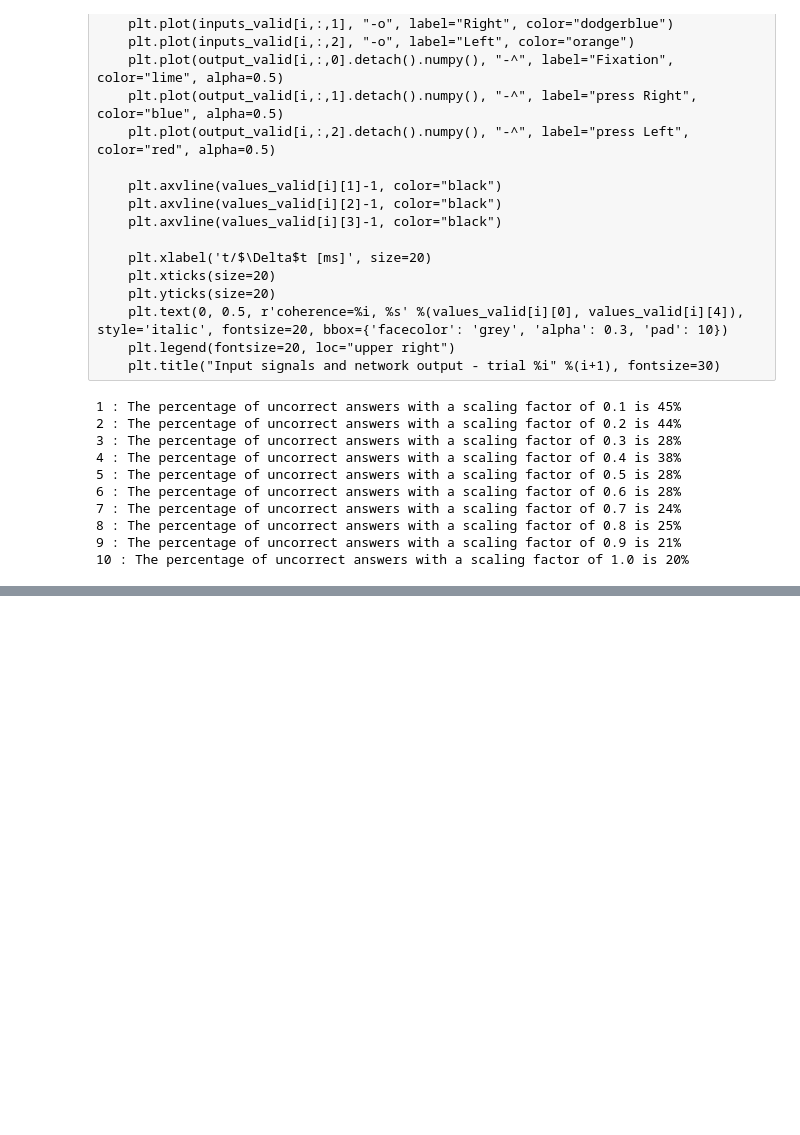
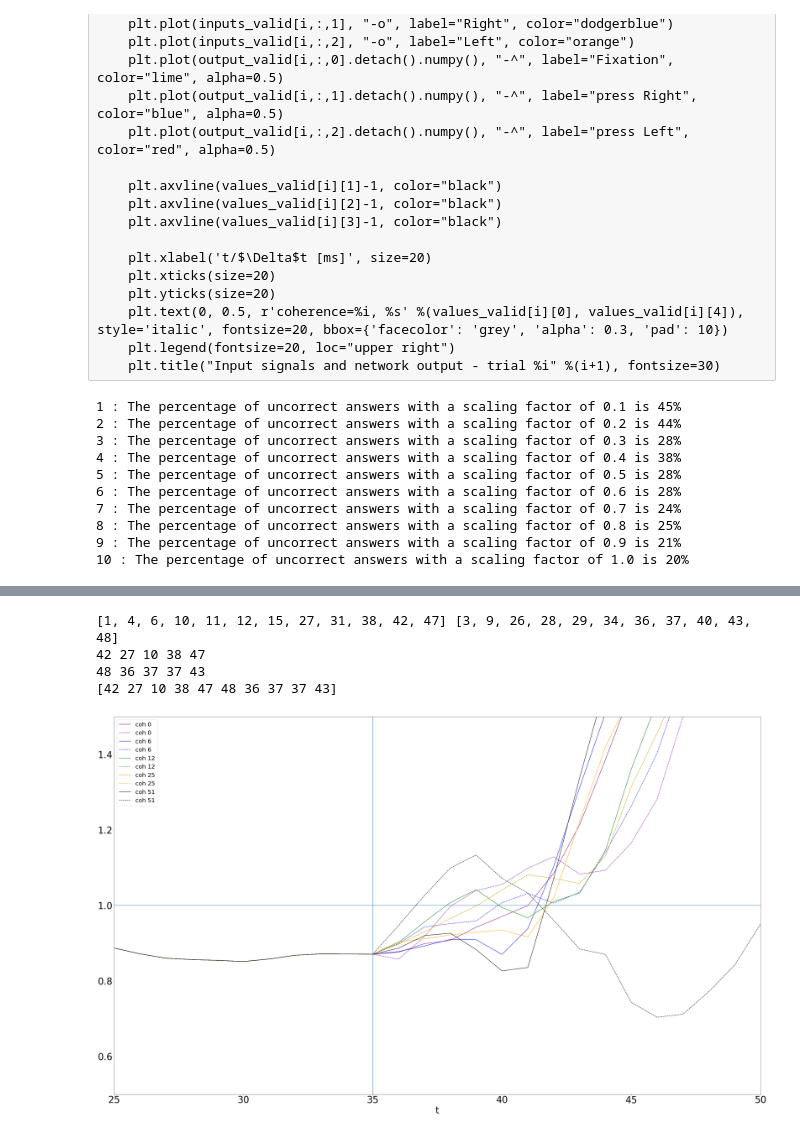
Before and after one commit to MartiniMarittimo/rdm_task, a Jupyter notebook: test.ipynb, the cells around one changed output, grey strips where cells are left out. Cells and saved outputs as stored; diff of their text form; code cells hidden in the pictures; blank space fills up the shorter version.

```diff
--- a/test.ipynb
+++ b/test.ipynb
@@ -187,0 +154,75 @@ plt.legend(fontsize=20, loc="upper left");
+# %%
+positive_coh = []
+negative_coh = []
+saved_index = []
+
+for i in range(50):
+
+    start = int(trial_begins[i])
+    stop = int(trial_begins[i+1])
+
+    if len(actions[start:stop]) >= 80 and i < 49:
+        if gt[i] == 1:
+            positive_coh.append(i)
+        else:
+            negative_coh.append(i)
+
+print(positive_coh, negative_coh)
+
+for i in range(len(positive_coh)):
+    if coh[positive_coh[i]] == 0:
+        p_0 = positive_coh[i]
+    elif coh[positive_coh[i]] == 6.4:
+        p_6 = positive_coh[i]
+    elif coh[positive_coh[i]] == 12.8:
+        p_12 = positive_coh[i]
+    elif coh[positive_coh[i]] == 25.6:
+        p_25 = positive_coh[i]
+    elif coh[positive_coh[i]] == 51.2:
+        p_51 = positive_coh[i]
+
+for i in range(len(negative_coh)):
+    if coh[negative_coh[i]] == 0:
+        n_0 = negative_coh[i]
+    elif coh[negative_coh[i]] == 6.4:
+        n_6 = negative_coh[i]
+    elif coh[negative_coh[i]] == 12.8:
+        n_12 = negative_coh[i]
+    elif coh[negative_coh[i]] == 25.6:
+        n_25 = negative_coh[i]
+    elif coh[negative_coh[i]] == 51.2:
+        n_51 = negative_coh[i]
+
+saved_index=np.array([p_0,p_6,p_12,p_25,p_51,n_0,n_6,n_12,n_25,n_51])
+
+print(p_0,p_6,p_12,p_25,p_51)
+print(n_0,n_6,n_12,n_25,n_51)
+print(saved_index)
+# %% [output]
+[1, 4, 6, 10, 11, 12, 15, 27, 31, 38, 42, 47] [3, 9, 26, 28, 29, 34, 36, 37, 40, 43, 48]
+42 27 10 38 47
+48 36 37 37 43
+[42 27 10 38 47 48 36 37 37 43]
+# %%
+plt.figure(figsize=(50,30))
+
+plt.axvline(35)
+plt.axhline(1)
+plt.plot(values.clone().detach().numpy()[trial_begins[p_0]:trial_begins[p_0+1]], "-", label="coh 0", color="purple")
+plt.plot(values.clone().detach().numpy()[trial_begins[n_0]:trial_begins[n_0+1]], "--", label="coh 0", color="purple")
+plt.plot(values.clone().detach().numpy()[trial_begins[p_6]:trial_begins[p_6+1]], "-", label="coh 6", color="blue")
+plt.plot(values.clone().detach().numpy()[trial_begins[n_6]:trial_begins[n_6+1]], "--", label="coh 6", color="blue")
+plt.plot(values.clone().detach().numpy()[trial_begins[p_12]:trial_begins[p_12+1]], "-", label="coh 12", color="green")
+plt.plot(values.clone().detach().numpy()[trial_begins[n_12]:trial_begins[n_12+1]], "--", label="coh 12", color="green")
+plt.plot(values.clone().detach().numpy()[trial_begins[p_25]:trial_begins[p_25+1]], "-", label="coh 25", color="orange")
+plt.plot(values.clone().detach().numpy()[trial_begins[n_25]:trial_begins[n_25+1]], "--", label="coh 25", color="orange")
+plt.plot(values.clone().detach().numpy()[trial_begins[p_51]:trial_begins[p_51+1]], "-", label="coh 51", color="black")
+plt.plot(values.clone().detach().numpy()[trial_begins[n_51]:trial_begins[n_51+1]], "--", label="coh 51", color="black")
+plt.xlim(25,50)
+plt.ylim(0.5,1.5)
+plt.xlabel("t", size=40)
+plt.xticks(size=40)
+plt.yticks(size=40)
+plt.legend(fontsize=25, loc="upper left");
+# %% [output]
+[figure, added]
```
Also changed, not shown: parts of 12 cells of this notebook, 3 other files.
